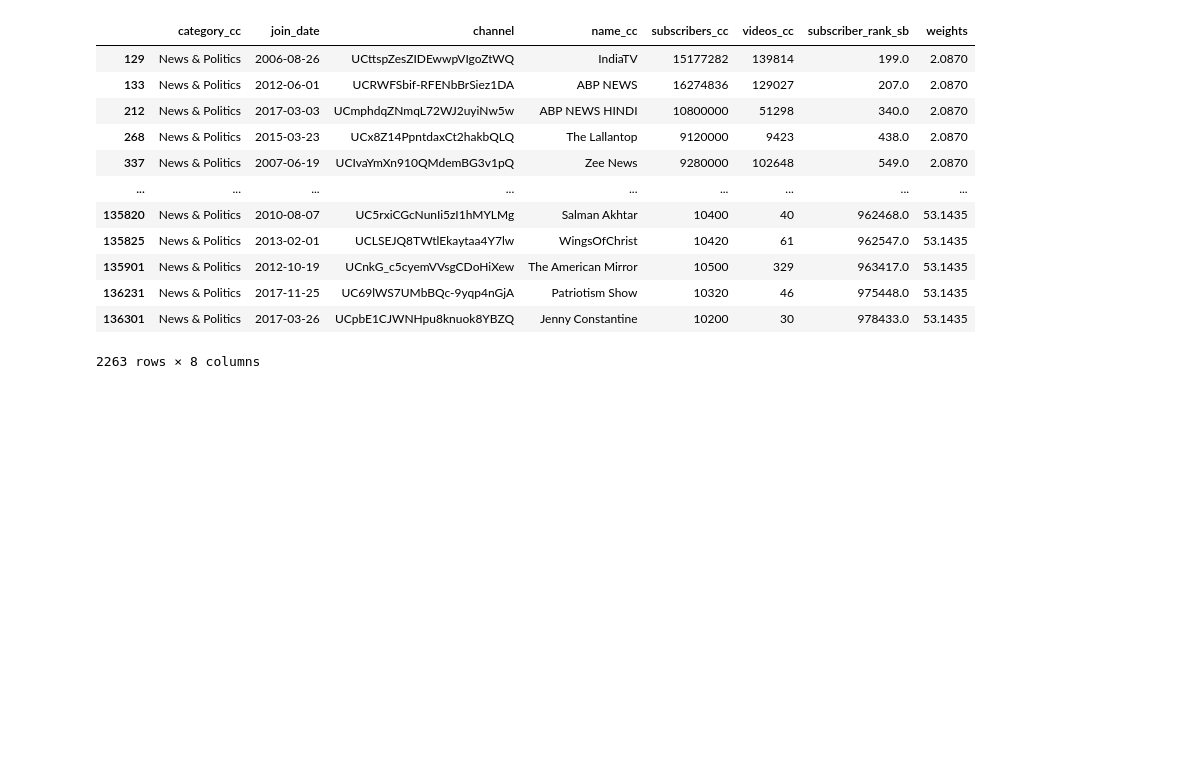
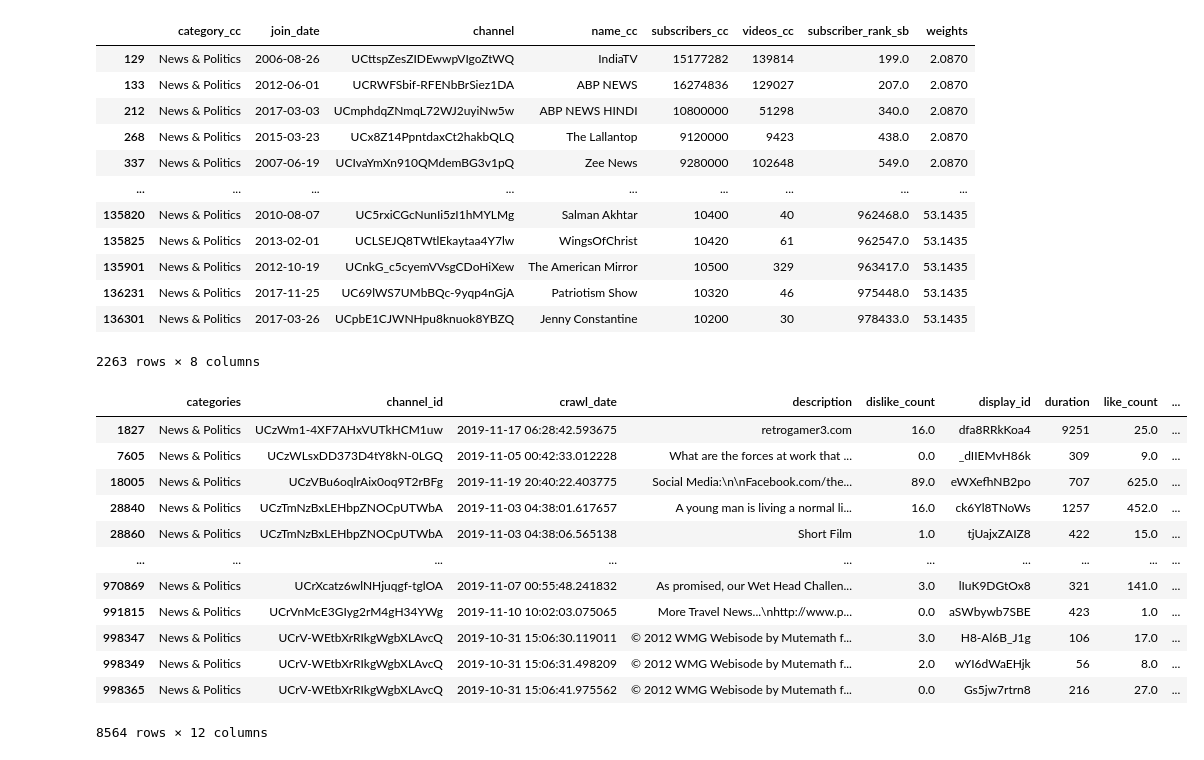
Before and after one commit to epfl-ada/ada-2024-project-thedataminions, a Jupyter notebook: preprocessing_tests/preprocessing_andreas.ipynb, the cells around one changed output. Saved outputs shown, nothing was run; the diff lists cells and outputs as text; code cells hidden in the pictures; blank space fills up the shorter version.

```diff
--- a/preprocessing_tests/preprocessing_andreas.ipynb
+++ b/preprocessing_tests/preprocessing_andreas.ipynb
@@ -74,13 +52,14 @@ Name: count, dtype: int64
 
 def videos_in_chunks(chunksize: int = 100000):
     return pd.read_json(dataset_root_path + "yt_metadata_en.jsonl.gz",
-                        compression="infer", lines=True, chunksize=chunksize, )
-                        # nrows=1000000, )   # uncomment this to only use the first million videos, for testing
+                        compression="infer", lines=True, chunksize=chunksize,
+                        nrows=1000000, )   # uncomment this to only use the first million videos, for testing
                                              # (remove the paranthesis above as well)
+
 def comments_in_chunks(chunksize: int = 1000000):
     return pd.read_csv(dataset_root_path + "youtube_comments.tsv.gz",
-                       compression="infer", sep="\t", chunksize=chunksize, )
-                       # nrows = 10000000)  # uncomment this to only use the first 10 million comments, for testing
+                       compression="infer", sep="\t", chunksize=chunksize,
+                       nrows = 10000000)  # uncomment this to only use the first 10 million comments, for testing
                                             # (remove the paranthesis above as well)
 # %%
 def filter_vid_by_channel(channel_id: str, video_chunksize: int = 100000) -> pd.DataFrame :
@@ -150,6 +150,6 @@ def filter_comment_by_channel(channel_id: str,video_chunksize: int = 100000, com
 # %%
 # get the entries of the comment dataframe which have a na value in any column
-nans = dp.run_simple_function_on_chunks(comments_in_chunks(),
+nans = dp.run_simple_function_on_chunks_concat(comments_in_chunks(),
                                         lambda x: dp.get_na_entries(x, "any", False),
                                         print_time=(1000000, 8600000000))
 # %% [output]
@@ -188,7 +189,7 @@ display(nans)
 10000000 rows × 4 columns
 # %%
 # count the entries of the comment dataframe which have a na value in any column
-counted_nans = dp.run_simple_function_on_chunks(comments_in_chunks(),
+counted_nans = dp.run_simple_function_on_chunks_concat(comments_in_chunks(),
                                                 lambda x: dp.count_na_entries(x, "any", False),
                                                 print_time=(1000000, 8600000000)).sum(axis=0)
 # %% [output]
@@ -218,9 +219,9 @@ dtype: int64
 # %%
 # filter the video dataframe to only include videos from news and politics category
 
-df_videos_news_pol = dp.run_simple_function_on_chunks(videos_in_chunks(chunksize=100000),
-                                                      lambda x: x[x.categories == "News & Politics"],
-                                                      print_time=(100000, 72924794))
+df_videos_news_pol = dp.run_simple_function_on_chunks_concat(videos_in_chunks(chunksize=100000),
+                                                             lambda x: x[x.categories == "News & Politics"],
+                                                             print_time=(100000, 72924794))
 # %% [output]
 Going through chunk 0...
 The first 100000 entries have been processed. 72824794 left.
@@ -273,3 +274,21 @@ display(df_channels_news_pol)
 | 136231 | News & Politics | 2017-11-25 | UC69lWS7UMbBQc-9yqp4nGjA | Patriotism Show | 10320 | 46 | 975448.0 | 53.1435 |
 | 136301 | News & Politics | 2017-03-26 | UCpbE1CJWNHpu8knuok8YBZQ | Jenny Constantine | 10200 | 30 | 978433.0 | 53.1435 |
 2263 rows × 8 columns
+# %%
+# check if all videos we found in news&pol are also pulished by a channel in category news&pol
+
+df_videos_news_pol[np.logical_not(df_videos_news_pol.channel_id.isin(df_channels_news_pol.channel))]
+# %% [output]
+|  | categories | channel_id | crawl_date | description | dislike_count | display_id | duration | like_count | ... |
+| 1827 | News & Politics | UCzWm1-4XF7AHxVUTkHCM1uw | 2019-11-17 06:28:42.593675 | retrogamer3.com | 16.0 | dfa8RRkKoa4 | 9251 | 25.0 | ... |
+| 7605 | News & Politics | UCzWLsxDD373D4tY8kN-0LGQ | 2019-11-05 00:42:33.012228 | What are the forces at work that ... | 0.0 | _dIIEMvH86k | 309 | 9.0 | ... |
+| 18005 | News & Politics | UCzVBu6oqlrAix0oq9T2rBFg | 2019-11-19 20:40:22.403775 | Social Media:\n\nFacebook.com/the... | 89.0 | eWXefhNB2po | 707 | 625.0 | ... |
+| 28840 | News & Politics | UCzTmNzBxLEHbpZNOCpUTWbA | 2019-11-03 04:38:01.617657 | A young man is living a normal li... | 16.0 | ck6Yl8TNoWs | 1257 | 452.0 | ... |
+| 28860 | News & Politics | UCzTmNzBxLEHbpZNOCpUTWbA | 2019-11-03 04:38:06.565138 | Short Film | 1.0 | tjUajxZAIZ8 | 422 | 15.0 | ... |
+| ... | ... | ... | ... | ... | ... | ... | ... | ... | ... |
+| 970869 | News & Politics | UCrXcatz6wlNHjuqgf-tglOA | 2019-11-07 00:55:48.241832 | As promised, our Wet Head Challen... | 3.0 | lIuK9DGtOx8 | 321 | 141.0 | ... |
+| 991815 | News & Politics | UCrVnMcE3GIyg2rM4gH34YWg | 2019-11-10 10:02:03.075065 | More Travel News...\nhttp://www.p... | 0.0 | aSWbywb7SBE | 423 | 1.0 | ... |
+| 998347 | News & Politics | UCrV-WEtbXrRIkgWgbXLAvcQ | 2019-10-31 15:06:30.119011 | © 2012 WMG Webisode by Mutemath f... | 3.0 | H8-Al6B_J1g | 106 | 17.0 | ... |
+| 998349 | News & Politics | UCrV-WEtbXrRIkgWgbXLAvcQ | 2019-10-31 15:06:31.498209 | © 2012 WMG Webisode by Mutemath f... | 2.0 | wYI6dWaEHjk | 56 | 8.0 | ... |
+| 998365 | News & Politics | UCrV-WEtbXrRIkgWgbXLAvcQ | 2019-10-31 15:06:41.975562 | © 2012 WMG Webisode by Mutemath f... | 0.0 | Gs5jw7rtrn8 | 216 | 27.0 | ... |
+8564 rows × 12 columns
```
Also changed, not shown: parts of 13 cells of this notebook, 1 other file.
